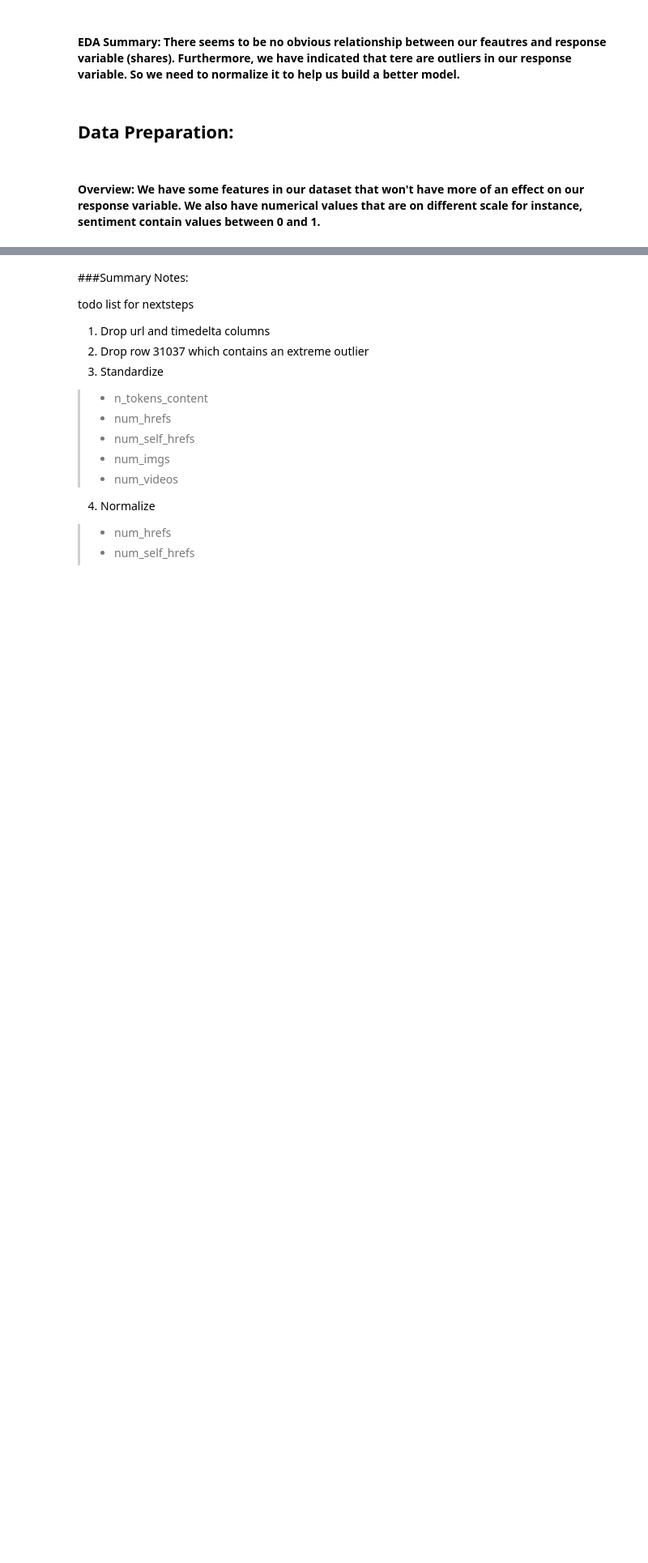
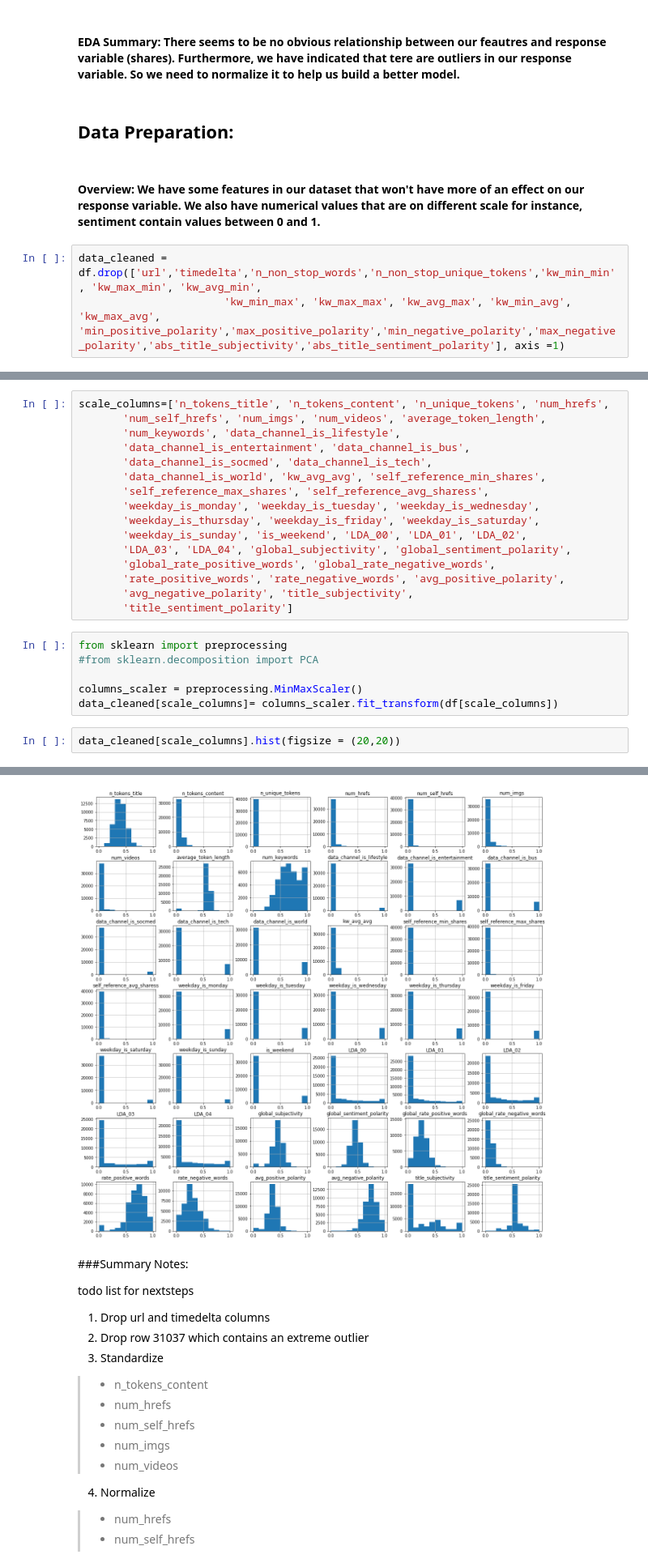
Before and after one commit to yuleidner/DAV-6150, a Jupyter notebook: M4/M4_assn.ipynb, the cells around one changed output, grey strips where cells are left out. Shown at 81% size. Saved outputs shown, nothing was run; the diff lists cells and outputs as text; blank space fills up the shorter version.

Commit message:
started data prep
in process

```diff
--- a/M4/M4_assn.ipynb
+++ b/M4/M4_assn.ipynb
@@ -1890,3 +1890,6 @@ This columns gives us information about absolute polarity level, but there is a
 ## Data Preparation:
 # %% [markdown]
 ####        Overview: We have some features in our dataset that won't have more of an effect on our response variable. We also have numerical values that are on different scale for instance, sentiment contain values between 0 and 1.
+# %%
+data_cleaned = df.drop(['url','timedelta','n_non_stop_words','n_non_stop_unique_tokens','kw_min_min', 'kw_max_min', 'kw_avg_min',
+                       'kw_min_max', 'kw_max_max', 'kw_avg_max', 'kw_min_avg', 'kw_max_avg', 'min_positive_polarity','max_positive_polarity','min_negative_polarity','max_negative_polarity','abs_title_subjectivity','abs_title_sentiment_polarity'], axis =1)
@@ -1892,0 +1931,25 @@ This columns gives us information about absolute polarity level, but there is a
+# %%
+scale_columns=['n_tokens_title', 'n_tokens_content', 'n_unique_tokens', 'num_hrefs',
+       'num_self_hrefs', 'num_imgs', 'num_videos', 'average_token_length',
+       'num_keywords', 'data_channel_is_lifestyle',
+       'data_channel_is_entertainment', 'data_channel_is_bus',
+       'data_channel_is_socmed', 'data_channel_is_tech',
+       'data_channel_is_world', 'kw_avg_avg', 'self_reference_min_shares',
+       'self_reference_max_shares', 'self_reference_avg_sharess',
+       'weekday_is_monday', 'weekday_is_tuesday', 'weekday_is_wednesday',
+       'weekday_is_thursday', 'weekday_is_friday', 'weekday_is_saturday',
+       'weekday_is_sunday', 'is_weekend', 'LDA_00', 'LDA_01', 'LDA_02',
+       'LDA_03', 'LDA_04', 'global_subjectivity', 'global_sentiment_polarity',
+       'global_rate_positive_words', 'global_rate_negative_words',
+       'rate_positive_words', 'rate_negative_words', 'avg_positive_polarity',
+       'avg_negative_polarity', 'title_subjectivity',
+       'title_sentiment_polarity']
+# %%
+from sklearn import preprocessing
+#from sklearn.decomposition import PCA
+
+columns_scaler = preprocessing.MinMaxScaler()
+data_cleaned[scale_columns]= columns_scaler.fit_transform(df[scale_columns])
+# %%
+data_cleaned[scale_columns].hist(figsize = (20,20))
+# %% [output]
@@ -1893,3 +1973,4 @@ This columns gives us information about absolute polarity level, but there is a
+[figure, added]
 # %% [markdown]
 ###Summary Notes:
 
```
Also changed, not shown: parts of 5 cells of this notebook.
